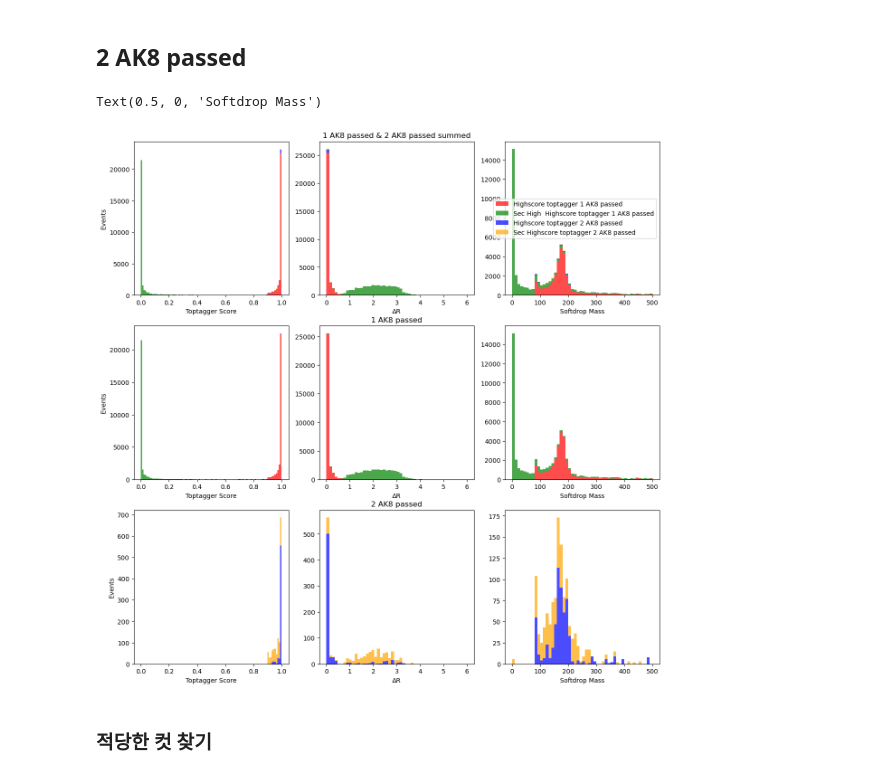
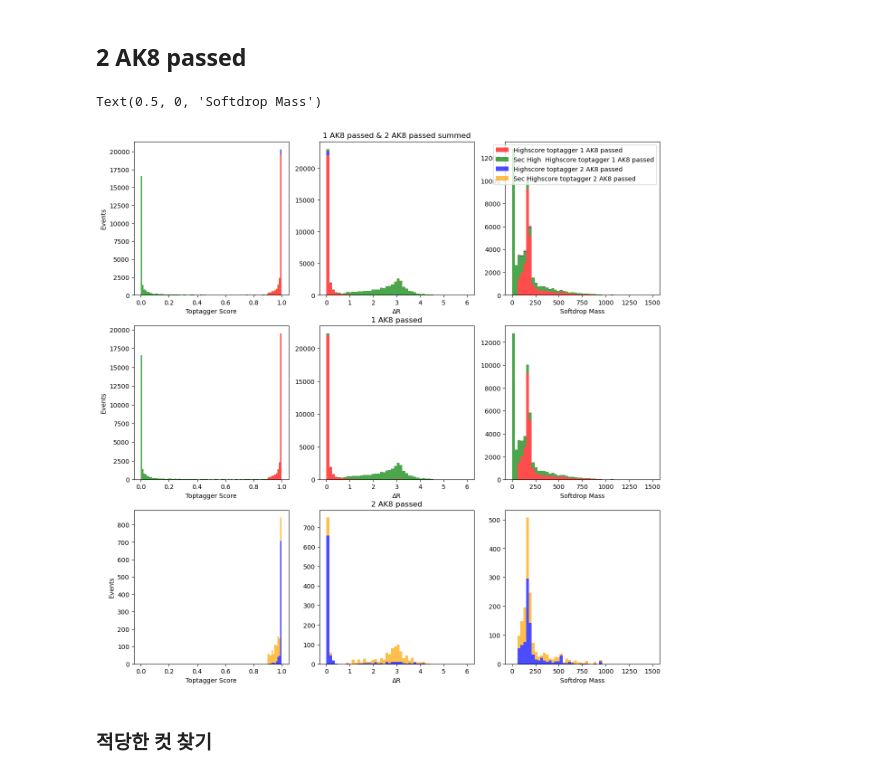
Before and after one commit to HEPchihwan/LRSM_tb_channel, a Jupyter notebook: SAMPLEPRODUCTION/using matrix/reco,taggingeff,AK8overlap/Genreco.ipynb, the cells around one changed output. Cells and saved outputs as stored; diff of their text form; code cells hidden in the pictures.

```diff
--- a/SAMPLEPRODUCTION/using matrix/reco,taggingeff,AK8overlap/Genreco.ipynb
+++ b/SAMPLEPRODUCTION/using matrix/reco,taggingeff,AK8overlap/Genreco.ipynb
@@ -1087,7 +1087,7 @@ import numpy as np
 import matplotlib.pyplot as plt
 import glob
 from tqdm import tqdm
-path = "/data6/Users/snuintern1/LRSM_tb_channel/SAMPLEPRODUCTION/WRtoNMutoMuMuTB-HadTop_MWR-5000_MN-2500_13p6TeV/"
+path = "/data6/Users/snuintern1/LRSM_tb_channel/SAMPLEPRODUCTION/WRtoNMutoMuMuTB-HadTop_MWR-5000_MN-4900_13p6TeV/"
 file_list = sorted(glob.glob(path + "*.root"))
 
 dr_fake_1_1p = []  # 두개 이상의 fat jet이 있는 이벤트의 첫번째 ΔR 값 , 1개 통과한 경우
@@ -1226,7 +1226,7 @@ import matplotlib.pyplot as plt
 
 import glob
 from tqdm import tqdm
-path = "/data6/Users/snuintern1/LRSM_tb_channel/SAMPLEPRODUCTION/WRtoNMutoMuMuTB-HadTop_MWR-5000_MN-2500_13p6TeV/"
+path = "/data6/Users/snuintern1/LRSM_tb_channel/SAMPLEPRODUCTION/WRtoNMutoMuMuTB-HadTop_MWR-5000_MN-4900_13p6TeV/"
 file_list = sorted(glob.glob(path + "*.root"))
 
 dr_fake_1_2p = []  # 두개 이상의 fat jet이 있는 이벤트의 첫번째 ΔR 값 , 2개 통과한 경우
@@ -1391,7 +1391,7 @@ axs[0,1].set_xlabel('ΔR')
 axs[0,2].hist(
     [softdropmass_1_1p, softdropmass_2_1p,softdropmass_1_2p, softdropmass_2_2p],
     bins=50,
-    range=(0, 500),
+    range=(0, 1500),
     stacked=True,
     label=[
         'Highscore toptagger 1 AK8 passed',
@@ -1404,6 +1404,7 @@ axs[0,2].hist(
 )
 axs[0,2].legend()
 axs[0,2].set_xlabel('Softdrop Mass')
+#axs[0,2].set_yscale('log')
 #axs[6,1].set_yscale('log')
 
 axs[1,0].hist(
@@ -1441,7 +1442,7 @@ axs[1,1].set_title('1 AK8 passed')
 axs[1,2].hist(
     [softdropmass_1_1p, softdropmass_2_1p],
     bins=50,
-    range=(0, 500),
+    range=(0, 1500),
     stacked=True,
     label=[
         'Softdrop mass of Highscore toptagger 1 AK8 passed',
@@ -1452,7 +1453,7 @@ axs[1,2].hist(
 )
 #axs[1,2].legend()
 axs[1,2].set_xlabel('Softdrop Mass')
-
+#axs[1,2].set_yscale('log')
 #axs1[7,1].set_yscale('log')
 
 axs[2,0].hist(
@@ -1476,35 +1477,36 @@ axs[2,1].hist(
     bins=50,
     range=(0, 6),
     stacked=True,
     label=[
         'Highscore toptagger 2 AK8 passed',
         'sec Highscore toptagger 2 AK8 passed'
     ],
     color=['blue', 'orange'],
     alpha=0.7
 )
 #axs[2,1].legend()
 axs[2,1].set_xlabel('ΔR')
 axs[2,1].set_title('2 AK8 passed')
 #axs[8,0].set_yscale('log')
 axs[2,2].hist(
     [softdropmass_1_2p, softdropmass_2_2p],
     bins=50,
-    range=(0, 500),
+    range=(0, 1500),
     stacked=True,
     label=[
         'Softdrop mass of Highscore toptagger 2 AK8 passed',
         'Softdrop mass of sec Highscore toptagger 2 AK8 passed'
     ],
     color=['blue', 'orange'],
     alpha=0.7
 )
 #axs[2,2].legend()
+#axs[2,2].set_yscale('log')
 axs[2,2].set_xlabel('Softdrop Mass')
 #axs[8,1].set_yscale('log')
 # %% [output]
 Text(0.5, 0, 'Softdrop Mass')
-[figure, old version]
+[figure, new version]
 # %% [markdown]
 ### 적당한 컷 찾기
 # %%
```
Also changed, not shown: 3 other files.
